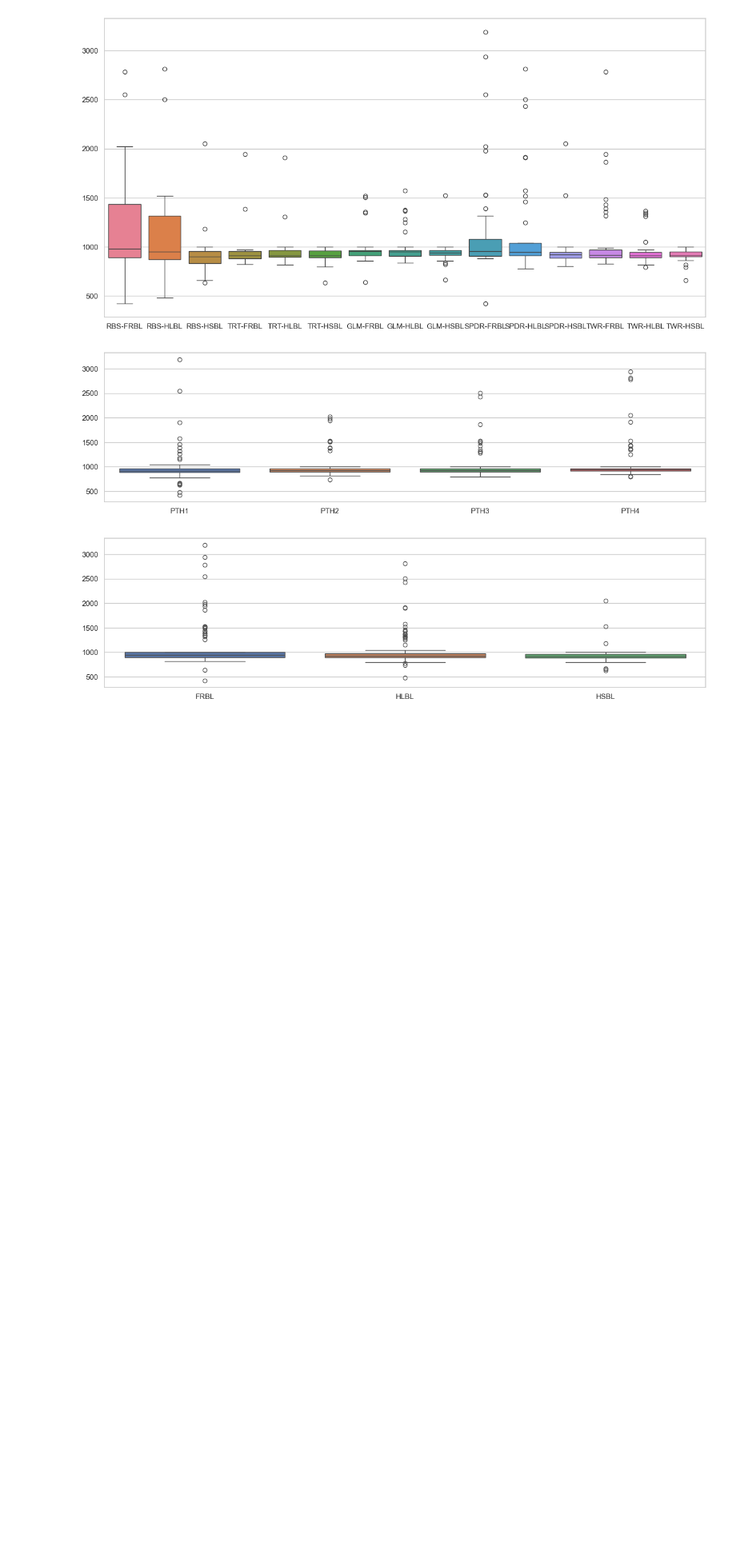
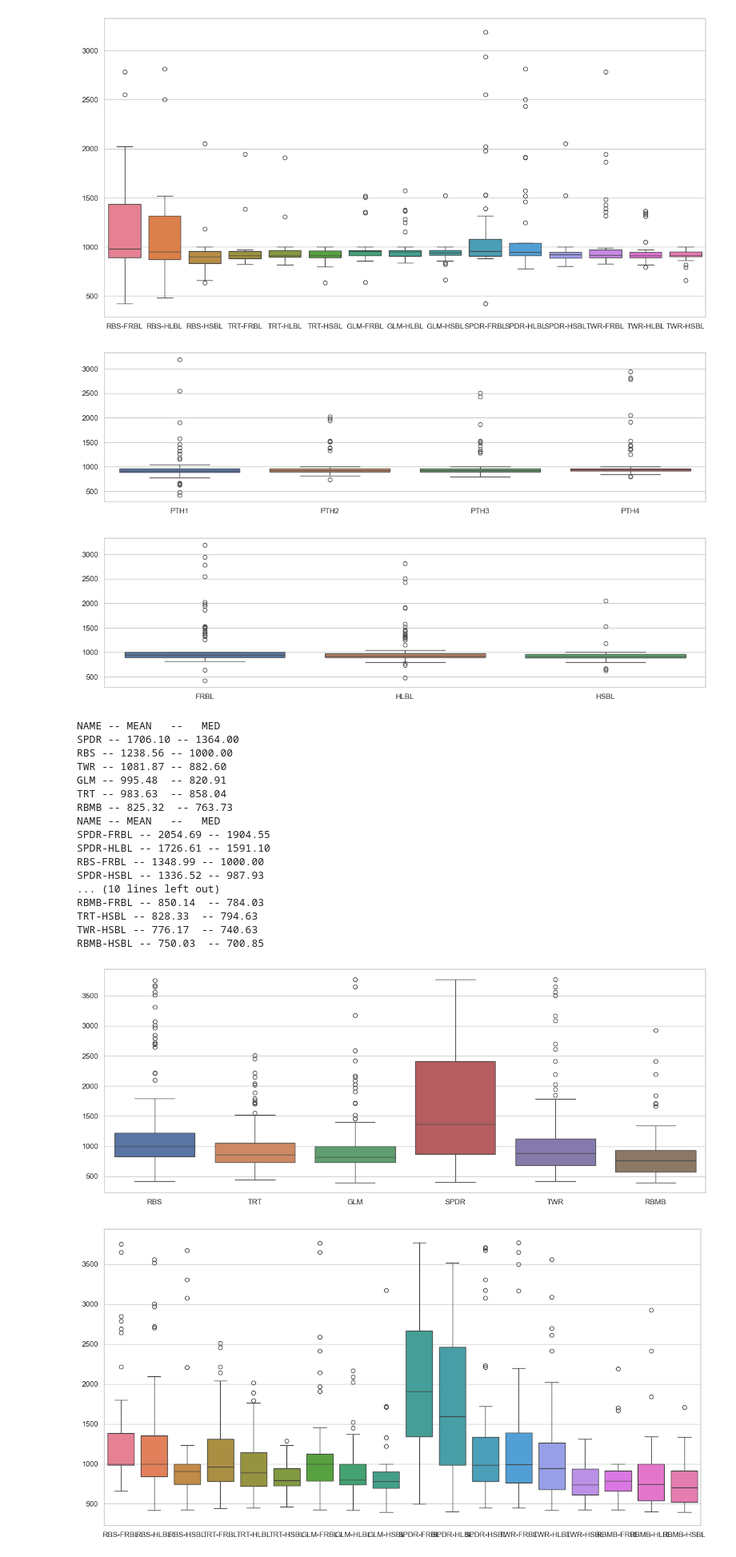
Before and after one commit to VennethN/CodeCombat-AILeague-Referees-and-Player-Handlers, a Jupyter notebook: Supercharged/supechargedbalancer.ipynb, the cells around one changed output. Shown at 80% size. Drawn from its saved outputs; the diff is of its cells as text; code cells hidden in the pictures; blank space fills up the shorter version.

```diff
--- a/Supercharged/supechargedbalancer.ipynb
+++ b/Supercharged/supechargedbalancer.ipynb
@@ -11,8 +11,8 @@ def take_and_clean(filename, keyword, print_info=False):
         ranks.info()
     return ranks
 # %%
-UNITS = ['RBS','TRT','GLM','SPDR','TWR']
-PATHS =['PTH1','PTH2','PTH3','PTH4']
+UNITS = ['RBS','TRT','GLM','SPDR','TWR','RBMB']
+PATHS =['PTH1','PTH2','PTH3','PTH4', 'PTH5', 'PTH6']
 SPELLS = ['FRBL','HLBL','HSBL']
 
 def collect_scores(ranks, main_names, addends=None):
@@ -90,3 +90,40 @@ TRT-HSBL -- 908.44  -- 914.26
 [figure]
 [figure]
 [figure]
+# %%
+ranks = take_and_clean('balancerdata2', 'S-')
+
+units_tactic = collect_scores(ranks, UNITS)
+
+units_spells_tactic = collect_scores(ranks, UNITS,SPELLS)
+
+spells_tactic = collect_scores(ranks, SPELLS)
+
+path_tactic = collect_scores(ranks, PATHS)
+
+print_score_data(units_tactic)
+boxplot_score(units_tactic)
+print_score_data(units_spells_tactic)
+boxplot_score(units_spells_tactic, 8)
+boxplot_score(path_tactic, 4)
+boxplot_score(spells_tactic, 4)
+# %% [output]
+NAME -- MEAN   --   MED
+SPDR -- 1706.10 -- 1364.00
+RBS -- 1238.56 -- 1000.00
+TWR -- 1081.87 -- 882.60
+GLM -- 995.48  -- 820.91
+TRT -- 983.63  -- 858.04
+RBMB -- 825.32  -- 763.73
+NAME -- MEAN   --   MED
+SPDR-FRBL -- 2054.69 -- 1904.55
+SPDR-HLBL -- 1726.61 -- 1591.10
+RBS-FRBL -- 1348.99 -- 1000.00
+SPDR-HSBL -- 1336.52 -- 987.93
+... (10 lines left out)
+RBMB-FRBL -- 850.14  -- 784.03
+TRT-HSBL -- 828.33  -- 794.63
+TWR-HSBL -- 776.17  -- 740.63
+RBMB-HSBL -- 750.03  -- 700.85
+[figure, added]
+[figure, added]
```
Also changed, not shown: parts of 2 cells of this notebook, 3 other files.
